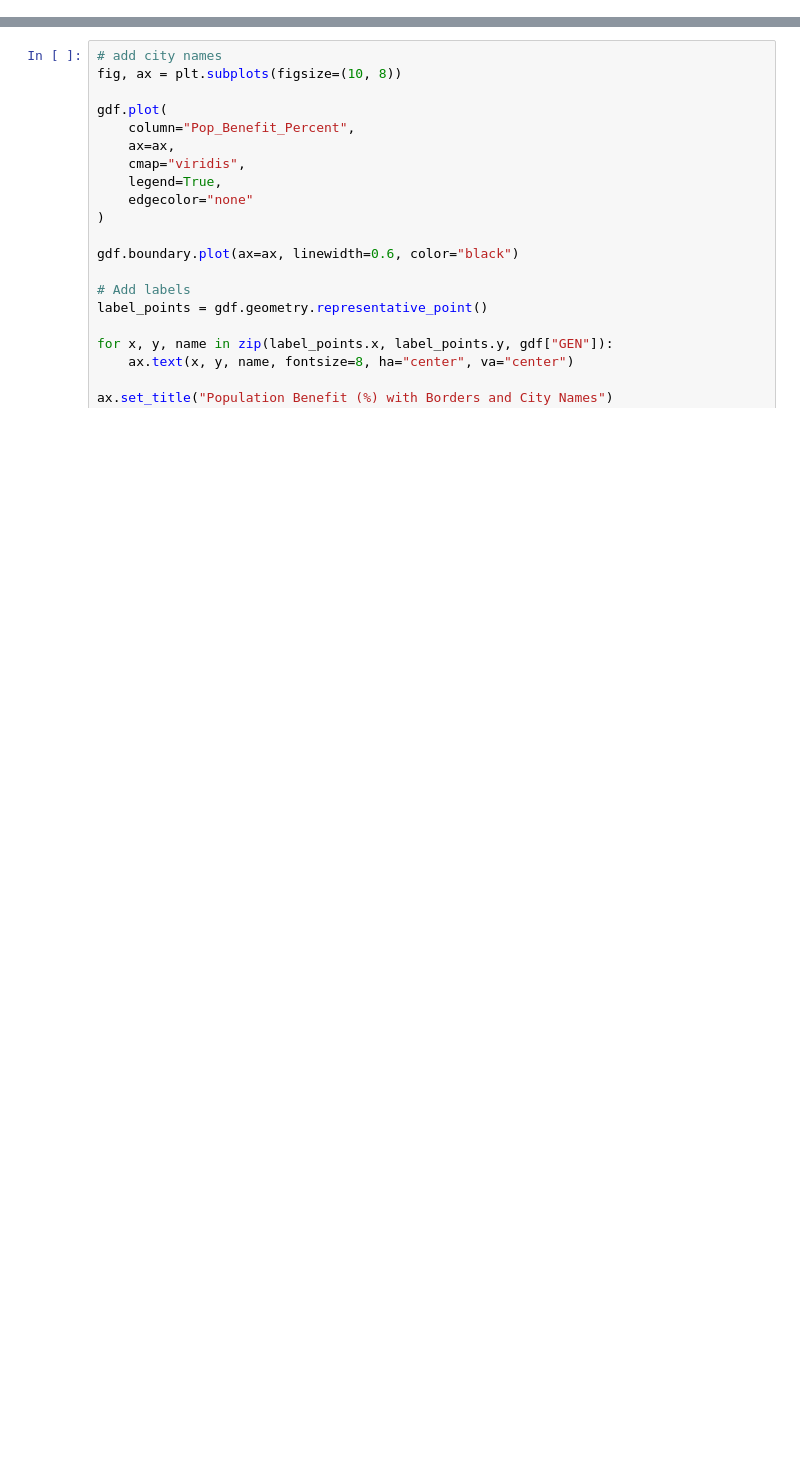
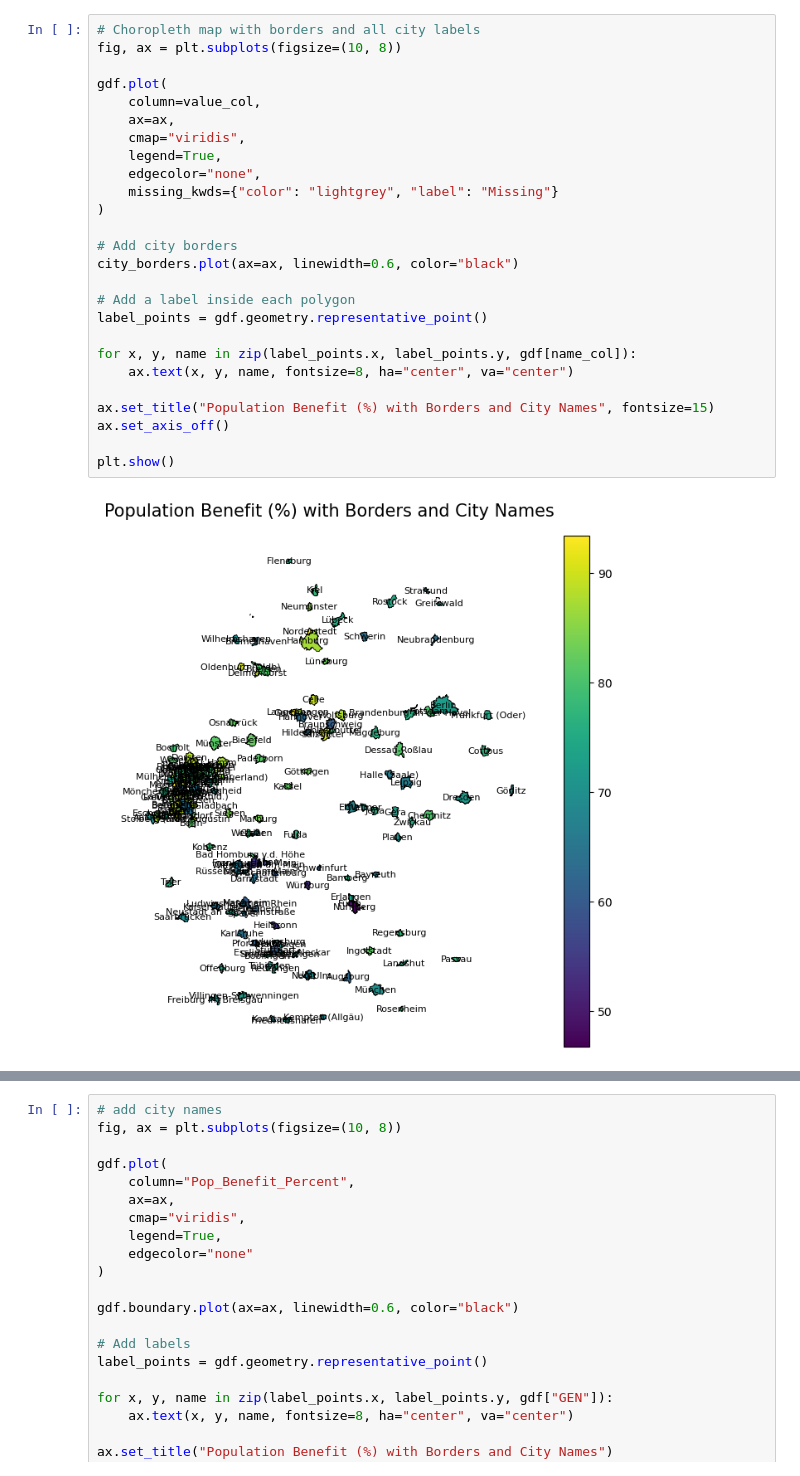
Before and after one commit to ioer-dresden/jupyter-book-ioerdata, a Jupyter notebook: notebooks/ioerdata_api/03_basic_visualization.ipynb, the cells around one changed output, grey strips where cells are left out. Cells and saved outputs as stored; diff of their text form; blank space fills up the shorter version.

```diff
--- a/notebooks/ioerdata_api/03_basic_visualization.ipynb
+++ b/notebooks/ioerdata_api/03_basic_visualization.ipynb
@@ -98,0 +112,28 @@ Index(['AGS', 'GEN', 'NUTS', 'Shape_Leng', 'Shape_Area', 'Pop_Benefit_Percent',
+# %%
+# Choropleth map with borders and all city labels
+fig, ax = plt.subplots(figsize=(10, 8))
+
+gdf.plot(
+    column=value_col,
+    ax=ax,
+    cmap="viridis",
+    legend=True,
+    edgecolor="none",
+    missing_kwds={"color": "lightgrey", "label": "Missing"}
+)
+
+# Add city borders
+city_borders.plot(ax=ax, linewidth=0.6, color="black")
+
+# Add a label inside each polygon
+label_points = gdf.geometry.representative_point()
+
+for x, y, name in zip(label_points.x, label_points.y, gdf[name_col]):
+    ax.text(x, y, name, fontsize=8, ha="center", va="center")
+
+ax.set_title("Population Benefit (%) with Borders and City Names", fontsize=15)
+ax.set_axis_off()
+
+plt.show()
+# %% [output]
+[figure, added]
```
Also changed, not shown: parts of 24 cells of this notebook, 5 other files.
